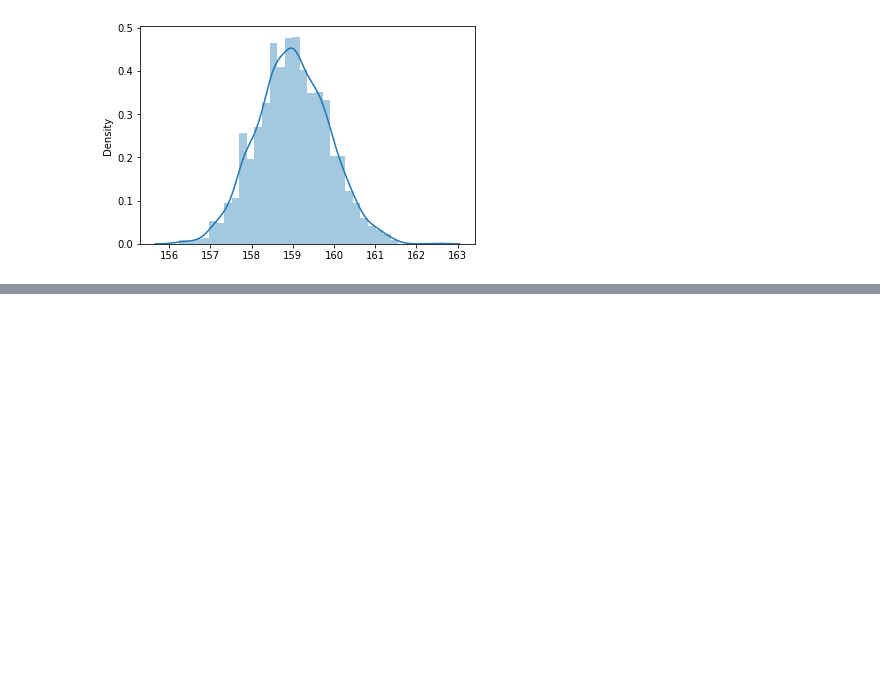
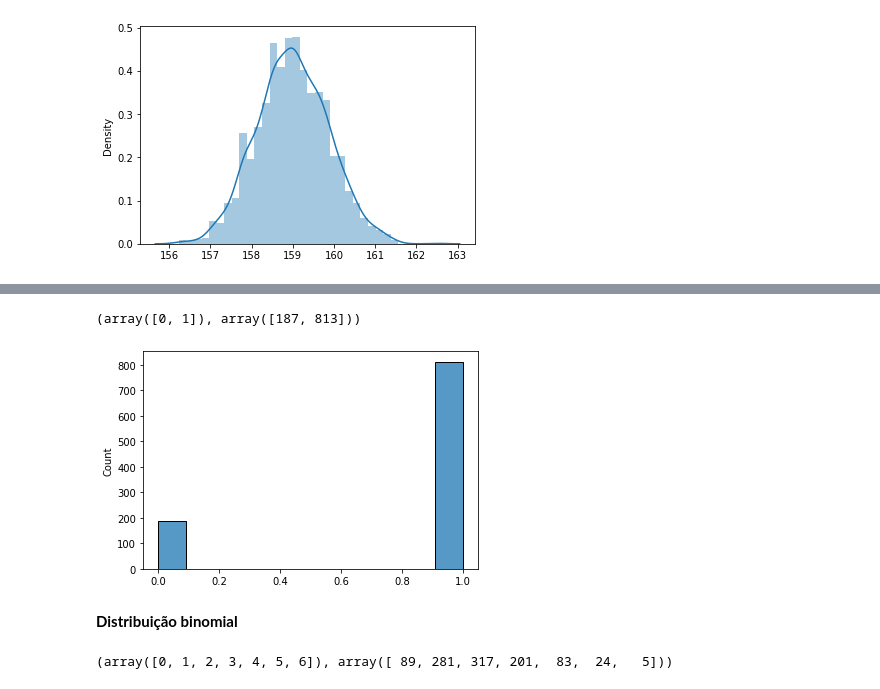
Before and after one commit to miller00315/estatistica_machine_learning, a Jupyter notebook: distribuicoes.ipynb, the cells around one changed output, grey strips where cells are left out. Cells and saved outputs as stored; diff of their text form; code cells hidden in the pictures; blank space fills up the shorter version.

```diff
--- a/distribuicoes.ipynb
+++ b/distribuicoes.ipynb
@@ -211,0 +328,2 @@ sns.distplot(medians);
+# %%
+data_bernoulli = bernoulli.rvs(size = 1000, p = 0.8)
@@ -211,0 +350,10 @@ sns.distplot(medians);
+# %%
+np.unique(data_bernoulli, return_counts=True)
+# %% [output]
+(array([0, 1]), array([187, 813]))
+# %%
+sns.histplot(data_bernoulli, kde=False);
+# %% [output]
+[figure, added]
+# %% [markdown]
+**Distribuição binomial**
@@ -211,0 +364,4 @@ sns.distplot(medians);
+# %%
+np.unique(data_binom, return_counts=True)
+# %% [output]
+(array([0, 1, 2, 3, 4, 5, 6]), array([ 89, 281, 317, 201,  83,  24,   5]))
```
Also changed, not shown: parts of 49 cells of this notebook.
